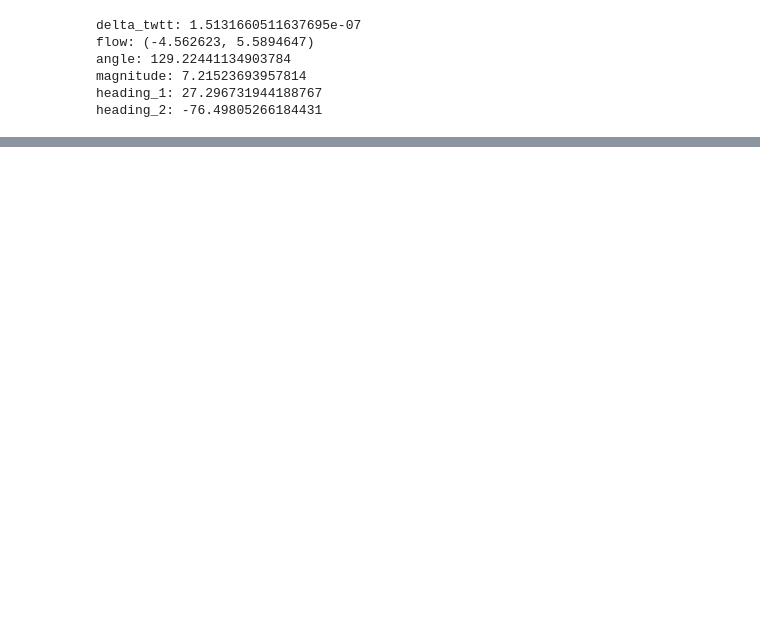
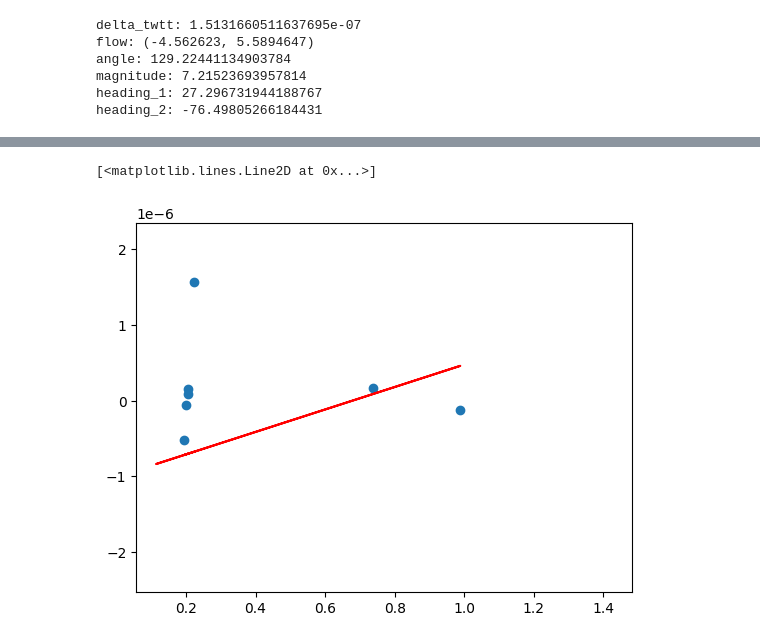
Before and after one commit to richardmoser/cresis_project, a Jupyter notebook: doit.ipynb, the cells around one changed output, grey strips where cells are left out. Cells and saved outputs as stored; diff of their text form; code cells hidden in the pictures; blank space fills up the shorter version.

```diff
--- a/doit.ipynb
+++ b/doit.ipynb
@@ -510,0 +457,25 @@ plt.show()
+# %%
+x_data = np.abs(np.cos(np.radians(np.array(angle) - np.array(heading_1))))
+y_data = delta_twtt
+
+# fit a curve to the data and plot it
+# def func(x, a, b, c):
+    # return a * np.exp(-b * x) + c
+
+def func(x, a, b, c):
+    return a * np.exp(-b * x) + c
+
+popt, pcov = opt.curve_fit(func, x_data, y_data)
+
+# plot the data
+plt.scatter(x_data, y_data, label='data')
+
+# set axes to 50% larger than the data
+plt.xlim(min(x_data) * 0.5, max(x_data) * 1.5)
+plt.ylim(min(y_data) * 0.5, max(y_data) * 1.5)
+
+# plot the curve
+plt.plot(x_data, func(x_data, *popt), 'r-', label='fit: a=%5.3f, b=%5.3f, c=%5.3f' % tuple(popt))
+# %% [output]
+[<matplotlib.lines.Line2D at 0x...>]
+[figure, added]
```
Also changed, not shown: parts of 13 cells of this notebook, 2 other files.
